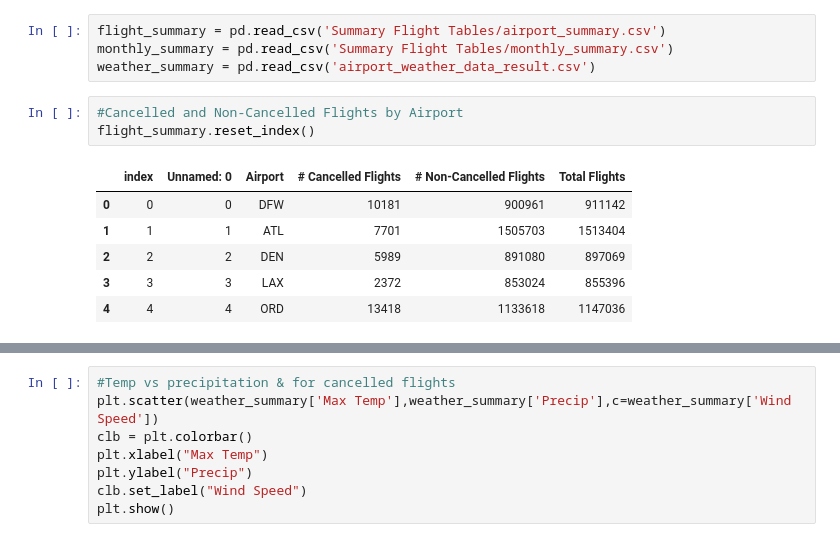
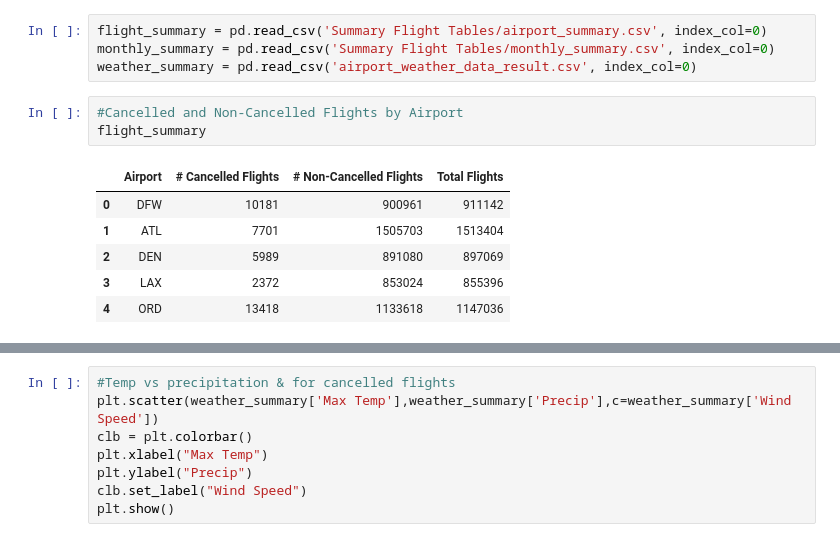
Before and after one commit to domingo-aj/Group-Project-1, a Jupyter notebook: dataviz_projectone_MG.ipynb, the cells around one changed output, grey strips where cells are left out. Drawn from its saved outputs; the diff is of its cells as text.

```diff
--- a/dataviz_projectone_MG.ipynb
+++ b/dataviz_projectone_MG.ipynb
@@ -35,16 +36,16 @@ total_flights
 # %%
-flight_summary = pd.read_csv('Summary Flight Tables/airport_summary.csv')
-monthly_summary = pd.read_csv('Summary Flight Tables/monthly_summary.csv')
-weather_summary = pd.read_csv('airport_weather_data_result.csv')
+flight_summary = pd.read_csv('Summary Flight Tables/airport_summary.csv', index_col=0)
+monthly_summary = pd.read_csv('Summary Flight Tables/monthly_summary.csv', index_col=0)
+weather_summary = pd.read_csv('airport_weather_data_result.csv', index_col=0)
 # %%
 #Cancelled and Non-Cancelled Flights by Airport
-flight_summary.reset_index()
+flight_summary
 # %% [output]
-|  | index | Unnamed: 0 | Airport | # Cancelled Flights | # Non-Cancelled Flights | Total Flights |
-| 0 | 0 | 0 | DFW | 10181 | 900961 | 911142 |
-| 1 | 1 | 1 | ATL | 7701 | 1505703 | 1513404 |
-| 2 | 2 | 2 | DEN | 5989 | 891080 | 897069 |
-| 3 | 3 | 3 | LAX | 2372 | 853024 | 855396 |
-| 4 | 4 | 4 | ORD | 13418 | 1133618 | 1147036 |
+|  | Airport | # Cancelled Flights | # Non-Cancelled Flights | Total Flights |
+| 0 | DFW | 10181 | 900961 | 911142 |
+| 1 | ATL | 7701 | 1505703 | 1513404 |
+| 2 | DEN | 5989 | 891080 | 897069 |
+| 3 | LAX | 2372 | 853024 | 855396 |
+| 4 | ORD | 13418 | 1133618 | 1147036 |
 # %%
 #Total Cancelled and Non-Cancelled Flights
```
Also changed, not shown: parts of 20 cells of this notebook.
